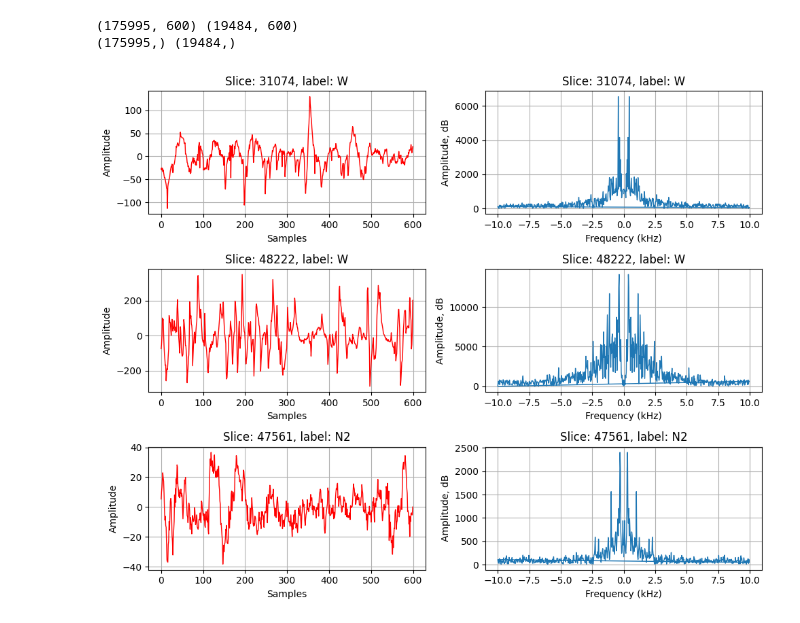
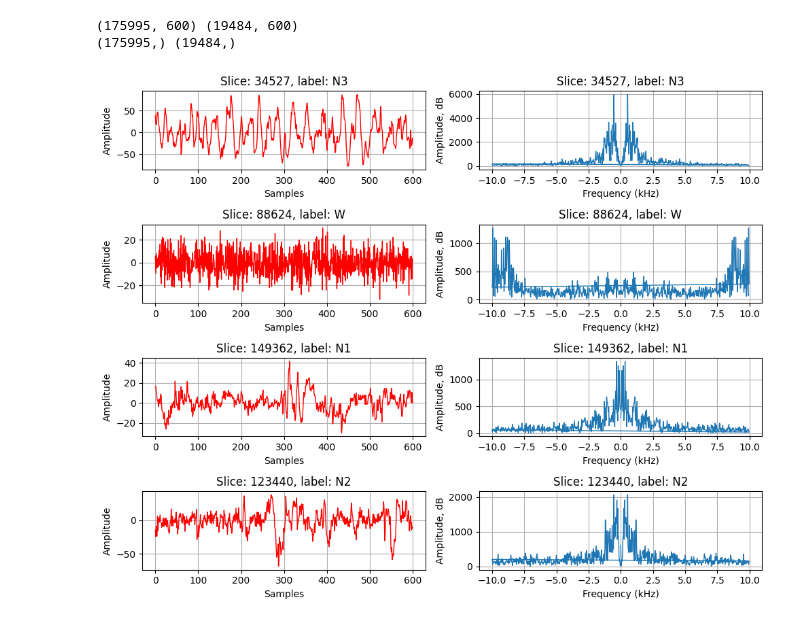
Before and after one commit to EstebanRivera08/DL_Project, a Jupyter notebook: sleep-edf-npz.ipynb, the cells around one changed output. Drawn from its saved outputs; the diff is of its cells as text; code cells hidden in the pictures.

```diff
--- a/sleep-edf-npz.ipynb
+++ b/sleep-edf-npz.ipynb
@@ -55,7 +55,7 @@ for fn in tqdm(fnames):
     fp = gz.open(fn,'rb')
     data = np.load(fp,allow_pickle=False) # for now, don't care about headers
 
-    x = data['x'][:,:,2] # Take only the EOG
+    x = data['x'][:,:,1] # Take only the EOG
     y = data['y'] # Take the labels
 
     idx = np.arange(x.shape[0]) # we create an index vector
@@ -91,41 +91,42 @@ print(ytrain.shape, yvalid.shape)
 (175995,) (19484,)
 # %%
 # Select 4 random rows from xtrain
-rows = np.random.choice(xtrain.shape[0], 3, replace=False)
+n_row = 4
+rows = np.random.choice(xtrain.shape[0], n_row, replace=False)
 
 # Create a 2x2 tiled layout
-fig, axs = plt.subplots(3, 2, figsize=(10, 8))
+fig, axs = plt.subplots(n_row, 2, figsize=(10, 8))
 
 # Flatten the axs array for easy iteration
 axs = axs.flatten()
 
 # Plot each selected row
 for i, row in enumerate(rows):
     axs[2*i].plot(xtrain[row], 'r', linewidth=1)
     axs[2*i].set_title(f'Slice: {row}, label: {class_dict[ytrain[row]]}')
     axs[2*i].set_xlabel('Samples')
     axs[2*i].set_ylabel('Amplitude')
     axs[2*i].grid(True)
 
     sfreq = 20  # 20kHz
 
     # Compute Fourier Transform
     fourier_transform = np.fft.fft(xtrain[row])
     frequencies = np.fft.fftfreq(len(xtrain[row]), d=1./sfreq)  # Correct the frequencies using the sampling interval
     fourier_transform_dB = 20*np.log10(np.abs(fourier_transform/np.max(fourier_transform)))
     fourier_transform_abs = np.abs(fourier_transform)
 
     axs[2*i+1].plot(frequencies, fourier_transform_abs, linewidth=1)
     axs[2*i+1].set_title(f'Slice: {row}, label: {class_dict[ytrain[row]]}')
     axs[2*i+1].set_xlabel('Frequency (kHz)')
     axs[2*i+1].set_ylabel('Amplitude, dB')
     axs[2*i+1].grid(True)
 
 # Adjust the layout and show the plot
 plt.tight_layout()
 plt.show()
 # %% [output]
-[figure, old version]
+[figure, new version]
 # %%
 # In Torch version
 xtrain, xvalid = th.FloatTensor(xtrain), th.FloatTensor(xvalid)
```
Also changed, not shown: parts of 3 cells of this notebook, 1 other file.
